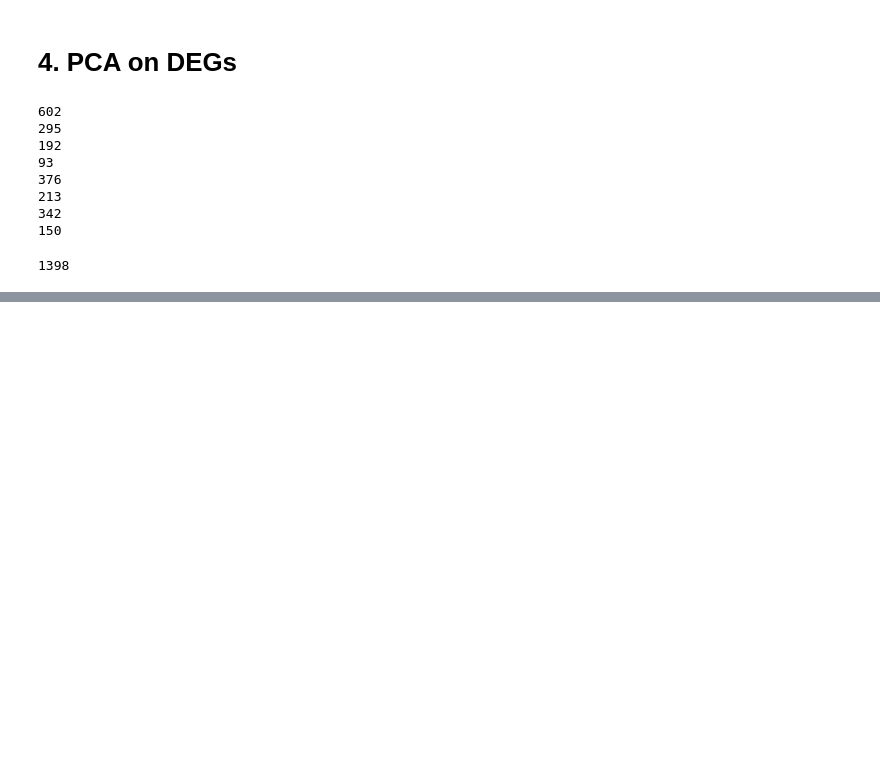
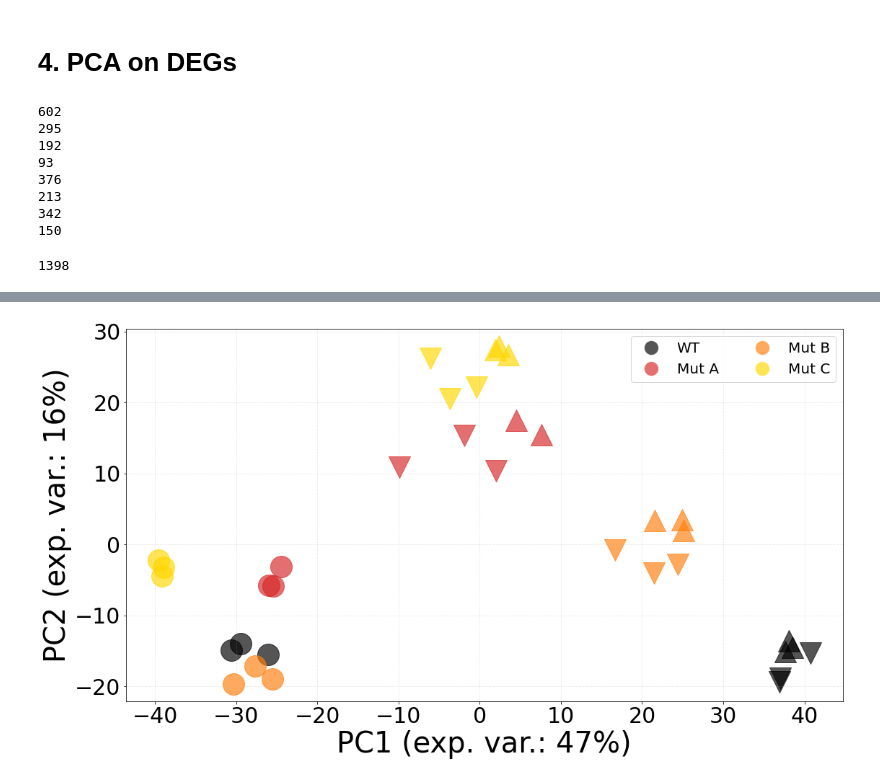
Before and after one commit to adelomana/reynisfjara, a Jupyter notebook: differential_expression/DESeq2 DEG set filter.ipynb, the cells around one changed output, grey strips where cells are left out. Drawn from its saved outputs; the diff is of its cells as text; code cells hidden in the pictures; blank space fills up the shorter version.

```diff
--- a/differential_expression/DESeq2 DEG set filter.ipynb
+++ b/differential_expression/DESeq2 DEG set filter.ipynb
@@ -318,7 +318,7 @@ matplotlib_venn.venn2([wt_down, set(core_mut_down)], set_labels=('WT', 'core_mut
 index = 0
 for element in core_mut_down:
     if element not in wt_down:
-        index = indexCd63 mitf + 1
+        #index = indexCd63 mitf + 1
         gene_name = annotation.loc[element]['ext_gene']
         description = annotation.loc[element]['description'].split(' [')[0]
         print(index, element, gene_name, description)
@@ -435,3 +418,21 @@ for element in pca_tpms.index:
         the_markers.append('^')
     else:
         print('error')
+# %%
+for i in range(len(new)):
+    matplotlib.pyplot.scatter(new[i,0], new[i,1], s=900, c=the_colors[i], marker=the_markers[i], alpha=2/3)
+
+legend_elements = [
+    matplotlib.lines.Line2D([0], [0], color='white', marker='o', markerfacecolor='black', markersize=20, alpha=2/3),
+    matplotlib.lines.Line2D([0], [0], color='white', marker='o', markerfacecolor='tab:red', markersize=20, alpha=2/3),
+    matplotlib.lines.Line2D([0], [0], color='white', marker='o', markerfacecolor='tab:orange', markersize=20, alpha=2/3),
+    matplotlib.lines.Line2D([0], [0], color='white', marker='o', markerfacecolor='gold', markersize=20, alpha=2/3)
+]
+matplotlib.pyplot.legend(legend_elements, ['WT', 'Mut A', 'Mut B', 'Mut C'], ncol=2)
+
+matplotlib.pyplot.xlabel('PC1 (exp. var.: {}%)'.format(int(explained[0]*100)))
+matplotlib.pyplot.ylabel('PC2 (exp. var.: {}%)'.format(int(explained[1]*100)))
+matplotlib.pyplot.grid(alpha=0.5, ls=':')
+matplotlib.pyplot.tight_layout()
+# %% [output]
+[figure, added]
```
Also changed, not shown: parts of 16 cells of this notebook, 1 other file.
